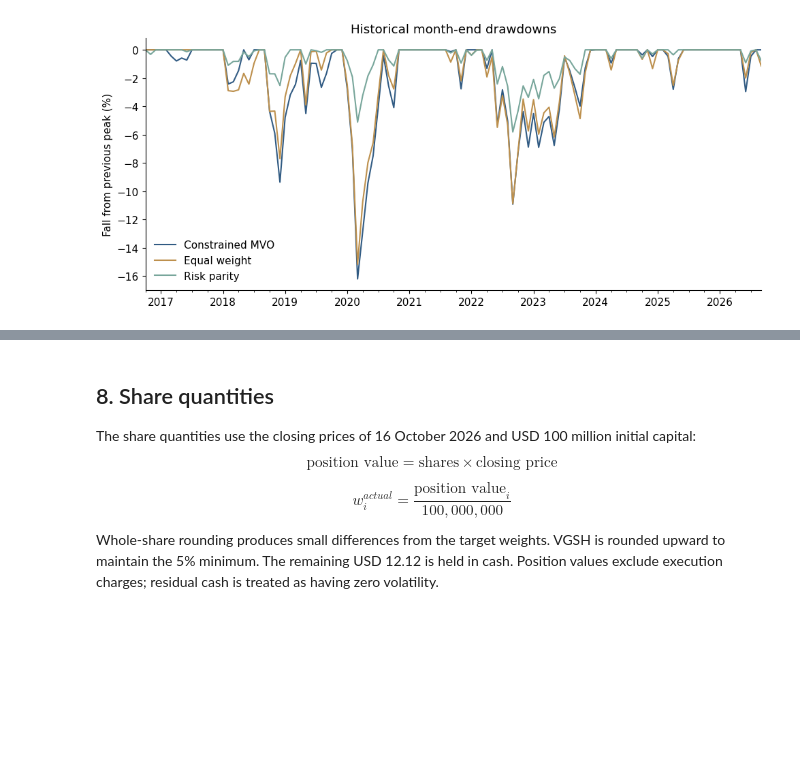
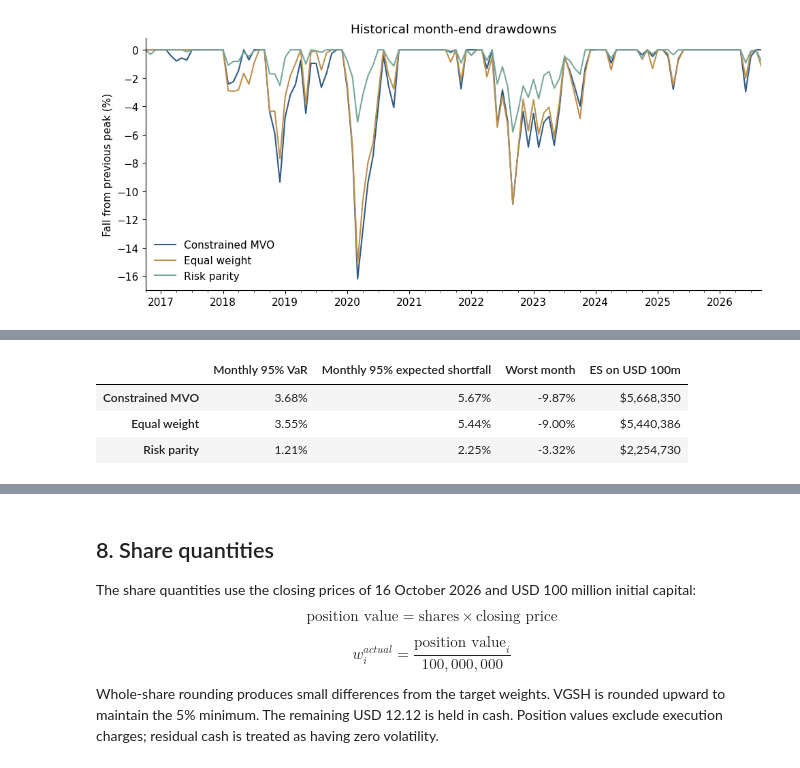
Before and after one commit to kybeka/meridian-capital, a Jupyter notebook: research/round-1/round1_analysis.ipynb, the cells around one changed output, grey strips where cells are left out. Cells and saved outputs as stored; diff of their text form; code cells hidden in the pictures; blank space fills up the shorter version.

```diff
--- a/research/round-1/round1_analysis.ipynb
+++ b/research/round-1/round1_analysis.ipynb
@@ -566,0 +717,33 @@ save_chart(figure, "backtest_drawdowns")
+# %%
+def historical_expected_shortfall(monthly_returns, tail_probability=0.05):
+    if not 0 < tail_probability <= 1:
+        raise ValueError("Tail probability must be between zero and one.")
+    ordered = np.sort(np.asarray(monthly_returns, dtype=float))
+    if len(ordered) == 0 or not np.isfinite(ordered).all():
+        raise ValueError("Expected shortfall requires finite monthly returns.")
+    tail_count = len(ordered) * tail_probability
+    full_count = int(np.floor(tail_count))
+    fractional_count = tail_count - full_count
+    tail_total = ordered[:full_count].sum()
+    if fractional_count > 0:
+        tail_total += fractional_count * ordered[full_count]
+    return float(-tail_total / tail_count)
+
+
+tail_risk = pd.DataFrame({name: {
+    "historical_monthly_95pct_var": -np.quantile(series, 0.05, method="linear"),
+    "historical_monthly_95pct_es": historical_expected_shortfall(series),
+    "worst_month": float(series.min()),
+    "es_usd_on_initial_capital": CAPITAL * historical_expected_shortfall(series),
+} for name, series in backtest_returns.items()}).T
+tail_risk.to_csv(ROBUST_OUTPUT / "tail_risk.csv")
+display(tail_risk.rename(columns={"historical_monthly_95pct_var": "Monthly 95% VaR",
+    "historical_monthly_95pct_es": "Monthly 95% expected shortfall", "worst_month": "Worst month",
+    "es_usd_on_initial_capital": "ES on USD 100m"})
+    .style.format({"Monthly 95% VaR": "{:.2%}", "Monthly 95% expected shortfall": "{:.2%}",
+                   "Worst month": "{:.2%}", "ES on USD 100m": "${:,.0f}"}))
+# %% [output]
+|  | Monthly 95% VaR | Monthly 95% expected shortfall | Worst month | ES on USD 100m |
+| Constrained MVO | 3.68% | 5.67% | -9.87% | $5,668,350 |
+| Equal weight | 3.55% | 5.44% | -9.00% | $5,440,386 |
+| Risk parity | 1.21% | 2.25% | -3.32% | $2,254,730 |
```
Also changed, not shown: parts of 12 cells of this notebook, 30 other files.
